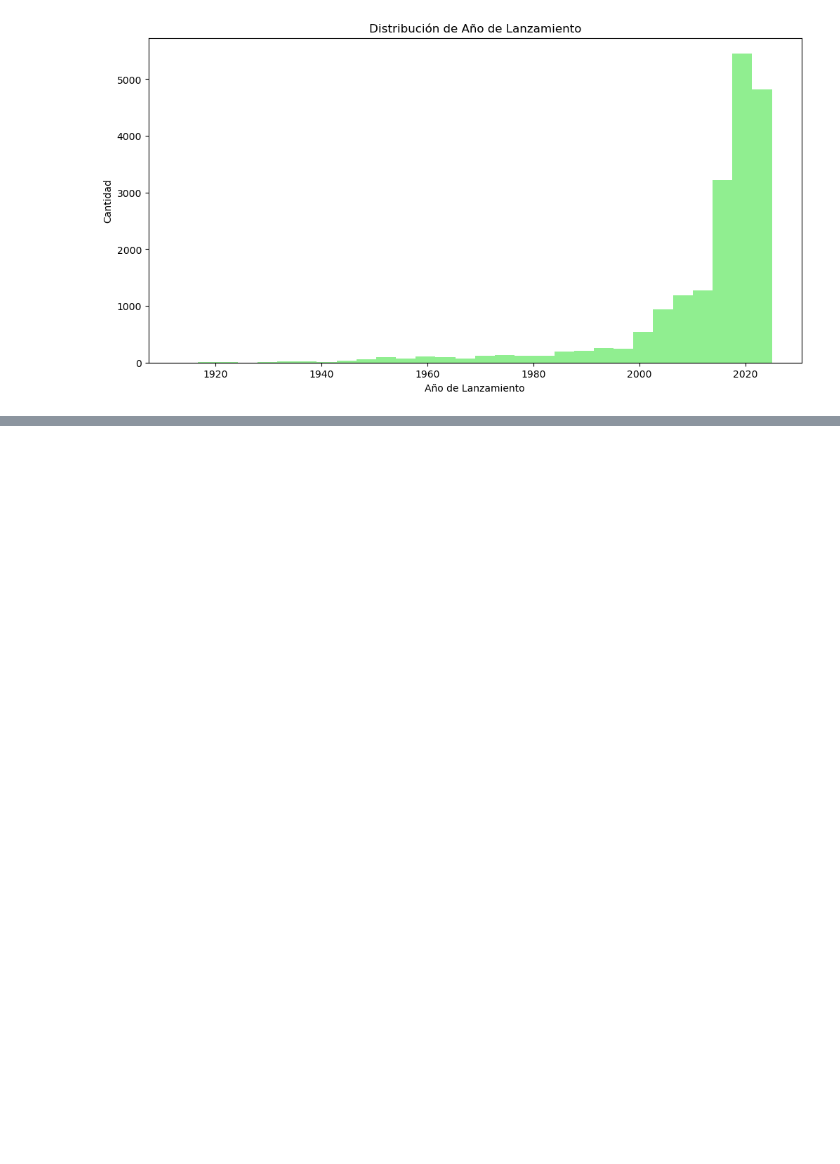
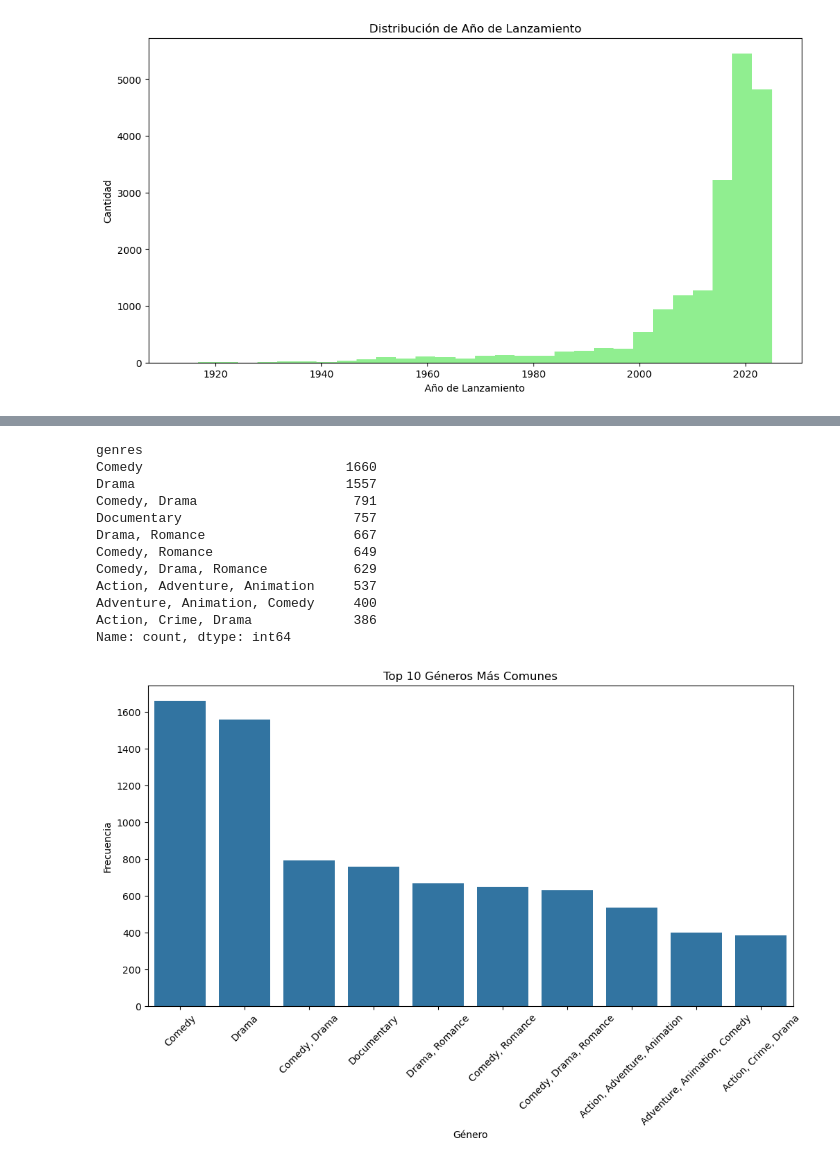
Before and after one commit to ferrpm/netflix-recommender, a Jupyter notebook: movie_series_recommender.ipynb, the cells around one changed output, grey strips where cells are left out. Cells and saved outputs as stored; diff of their text form; code cells hidden in the pictures; blank space fills up the shorter version.

```diff
--- a/movie_series_recommender.ipynb
+++ b/movie_series_recommender.ipynb
@@ -168,0 +207,29 @@ plt.show()
+# %%
+# Contar los géneros únicos
+genre_counts = netflix_df['genres'].value_counts()
+
+# Mostrar los géneros más frecuentes
+print(genre_counts.head(10))
+
+# Graficar la frecuencia de géneros más comunes
+plt.figure(figsize=(12,6))
+sns.barplot(x=genre_counts.head(10).index, y=genre_counts.head(10).values)
+plt.title('Top 10 Géneros Más Comunes')
+plt.xlabel('Género')
+plt.ylabel('Frecuencia')
+plt.xticks(rotation=45)
+plt.show()
+# %% [output]
+genres
+Comedy                          1660
+Drama                           1557
+Comedy, Drama                    791
+Documentary                      757
+Drama, Romance                   667
+Comedy, Romance                  649
+Comedy, Drama, Romance           629
+Action, Adventure, Animation     537
+Adventure, Animation, Comedy     400
+Action, Crime, Drama             386
+Name: count, dtype: int64
+[figure, added]
```
Also changed, not shown: parts of 4 cells of this notebook.
